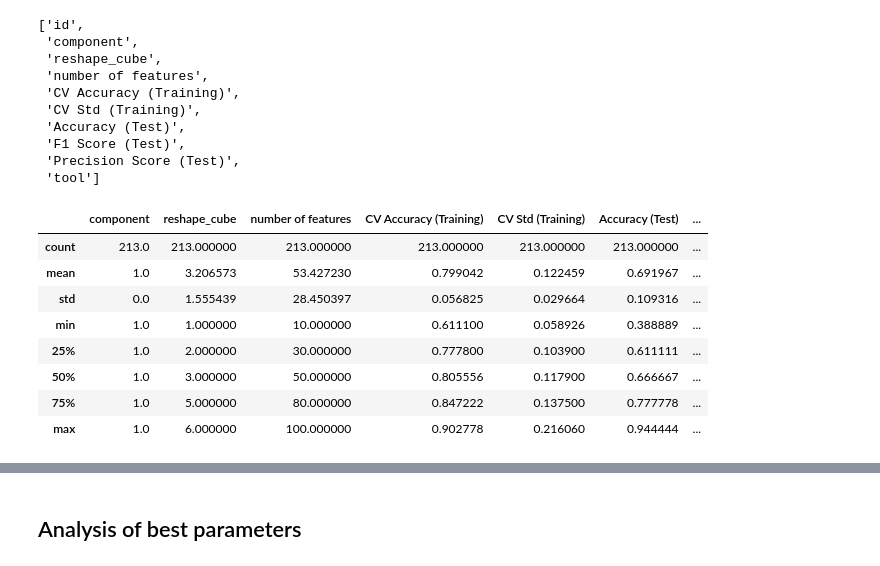
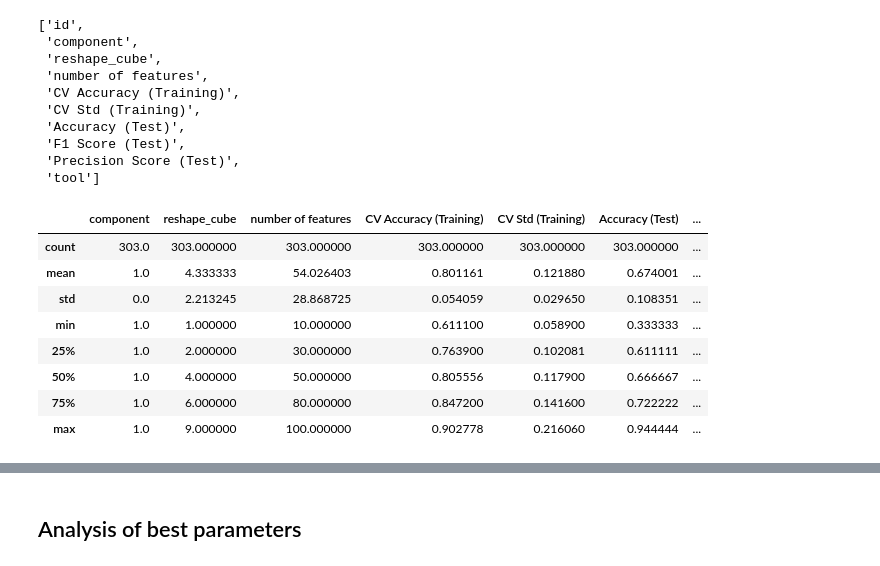
Before and after one commit to tahendry/master_thesis, a Jupyter notebook: analysis_and_plots/metrics_analysis_autoML_tools.ipynb, the cells around one changed output, grey strips where cells are left out. Cells and saved outputs as stored; diff of their text form; code cells hidden in the pictures.

```diff
--- a/analysis_and_plots/metrics_analysis_autoML_tools.ipynb
+++ b/analysis_and_plots/metrics_analysis_autoML_tools.ipynb
@@ -42,0 +68,16 @@ shape of df after dropping duplicates: (114, 10)
+# %%
+# Remove duplicates ignoring the "id" field
+subset = list(df.columns)
+subset.remove("id")
+df_no_dup = df.drop_duplicates(subset=subset, keep="first")
+
+subset = ["component", "reshape_cube", "number_of_features", "tool"]
+df_no_param_dup = df.drop_duplicates(subset=subset, keep="first")
+
+print(f"shape of df before dropping duplicates: {df.shape}",
+      f"shape of df after dropping duplicates: {df_no_dup.shape}",
+      f"shape of df after dropping parameter duplicates: {df_no_param_dup.shape}",
+      sep="\n")
+
+no_dup_diff = len(df_no_dup) - len(df_no_param_dup)
+print(f"there are {no_dup_diff} models with the same parameters but different results")
@@ -56,15 +102,15 @@ list(df_no_dup.columns)
  'Precision Score (Test)',
  'tool']
 # %%
-df.describe()
+df_no_param_dup.describe()
 # %% [output]
 |  | component | reshape_cube | number of features | CV Accuracy (Training) | CV Std (Training) | Accuracy (Test) | ... |
-| count | 213.0 | 213.000000 | 213.000000 | 213.000000 | 213.000000 | 213.000000 | ... |
-| mean | 1.0 | 3.206573 | 53.427230 | 0.799042 | 0.122459 | 0.691967 | ... |
-| std | 0.0 | 1.555439 | 28.450397 | 0.056825 | 0.029664 | 0.109316 | ... |
-| min | 1.0 | 1.000000 | 10.000000 | 0.611100 | 0.058926 | 0.388889 | ... |
-| 25% | 1.0 | 2.000000 | 30.000000 | 0.777800 | 0.103900 | 0.611111 | ... |
-| 50% | 1.0 | 3.000000 | 50.000000 | 0.805556 | 0.117900 | 0.666667 | ... |
-| 75% | 1.0 | 5.000000 | 80.000000 | 0.847222 | 0.137500 | 0.777778 | ... |
-| max | 1.0 | 6.000000 | 100.000000 | 0.902778 | 0.216060 | 0.944444 | ... |
+| count | 303.0 | 303.000000 | 303.000000 | 303.000000 | 303.000000 | 303.000000 | ... |
+| mean | 1.0 | 4.333333 | 54.026403 | 0.801161 | 0.121880 | 0.674001 | ... |
+| std | 0.0 | 2.213245 | 28.868725 | 0.054059 | 0.029650 | 0.108351 | ... |
+| min | 1.0 | 1.000000 | 10.000000 | 0.611100 | 0.058900 | 0.333333 | ... |
+| 25% | 1.0 | 2.000000 | 30.000000 | 0.763900 | 0.102081 | 0.611111 | ... |
+| 50% | 1.0 | 4.000000 | 50.000000 | 0.805556 | 0.117900 | 0.666667 | ... |
+| 75% | 1.0 | 6.000000 | 80.000000 | 0.847200 | 0.141600 | 0.722222 | ... |
+| max | 1.0 | 9.000000 | 100.000000 | 0.902778 | 0.216060 | 0.944444 | ... |
 # %%
```
Also changed, not shown: parts of 11 cells of this notebook.
